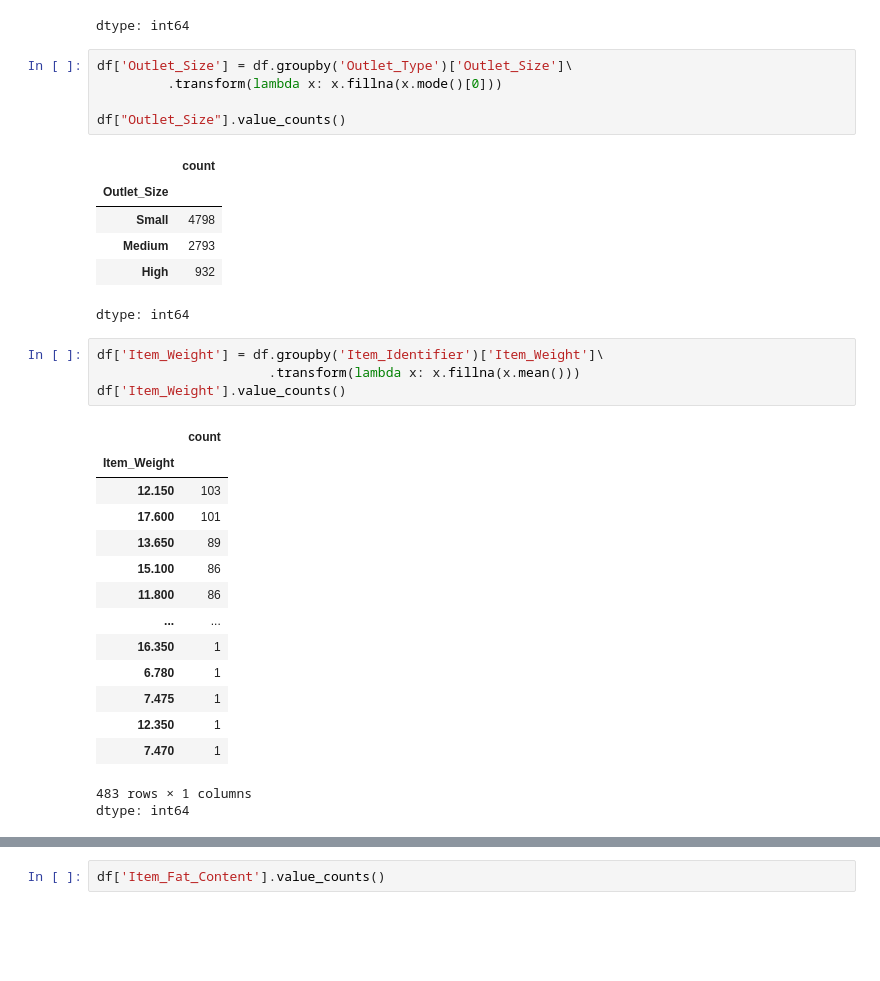
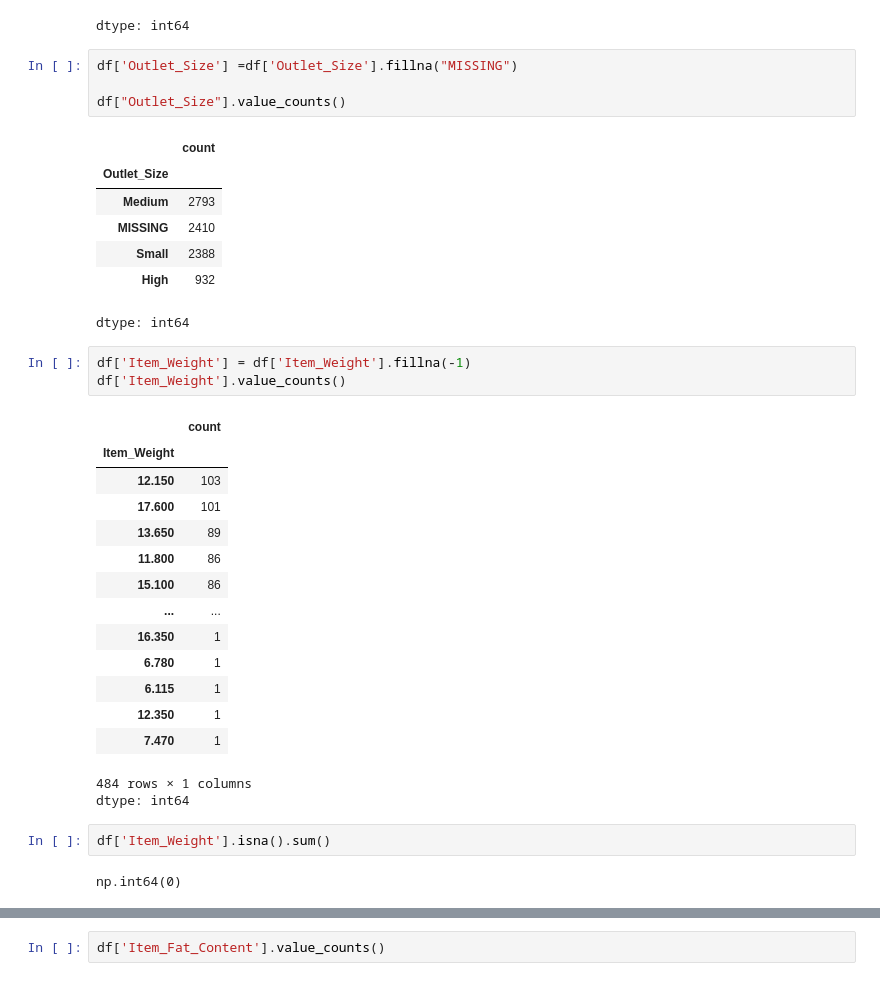
Before and after one commit to Hala-sala7/Prediction-of-Product-Sales, a Jupyter notebook: Prediction_of_Product_Sales.ipynb, the cells around one changed output, grey strips where cells are left out. Cells and saved outputs as stored; diff of their text form; blank space fills up the shorter version.

```diff
--- a/Prediction_of_Product_Sales.ipynb
+++ b/Prediction_of_Product_Sales.ipynb
@@ -188,20 +188,19 @@ df[number_columns].isna().sum()
 | Item_Outlet_Sales | 0 |
 dtype: int64
 # %%
-df['Outlet_Size'] = df.groupby('Outlet_Type')['Outlet_Size']\
-         .transform(lambda x: x.fillna(x.mode()[0]))
+df['Outlet_Size'] =df['Outlet_Size'].fillna("MISSING")
 
 df["Outlet_Size"].value_counts()
 # %% [output]
 |  | count |
 | Outlet_Size |  |
-| Small | 4798 |
 | Medium | 2793 |
+| MISSING | 2410 |
+| Small | 2388 |
 | High | 932 |
 dtype: int64
 # %%
-df['Item_Weight'] = df.groupby('Item_Identifier')['Item_Weight']\
-                      .transform(lambda x: x.fillna(x.mean()))
+df['Item_Weight'] = df['Item_Weight'].fillna(-1)
 df['Item_Weight'].value_counts()
 # %% [output]
 |  | count |
@@ -209,16 +208,20 @@ df['Item_Weight'].value_counts()
 | 12.150 | 103 |
 | 17.600 | 101 |
 | 13.650 | 89 |
+| 11.800 | 86 |
 | 15.100 | 86 |
-| 11.800 | 86 |
 | ... | ... |
 | 16.350 | 1 |
 | 6.780 | 1 |
-| 7.475 | 1 |
+| 6.115 | 1 |
 | 12.350 | 1 |
 | 7.470 | 1 |
-483 rows × 1 columns
+484 rows × 1 columns
 dtype: int64
+# %%
+df['Item_Weight'].isna().sum()
+# %% [output]
+np.int64(0)
 # %%
 for col in object_columns:
   print(f'value Counts for {col}')
```
Also changed, not shown: parts of 24 cells of this notebook.
